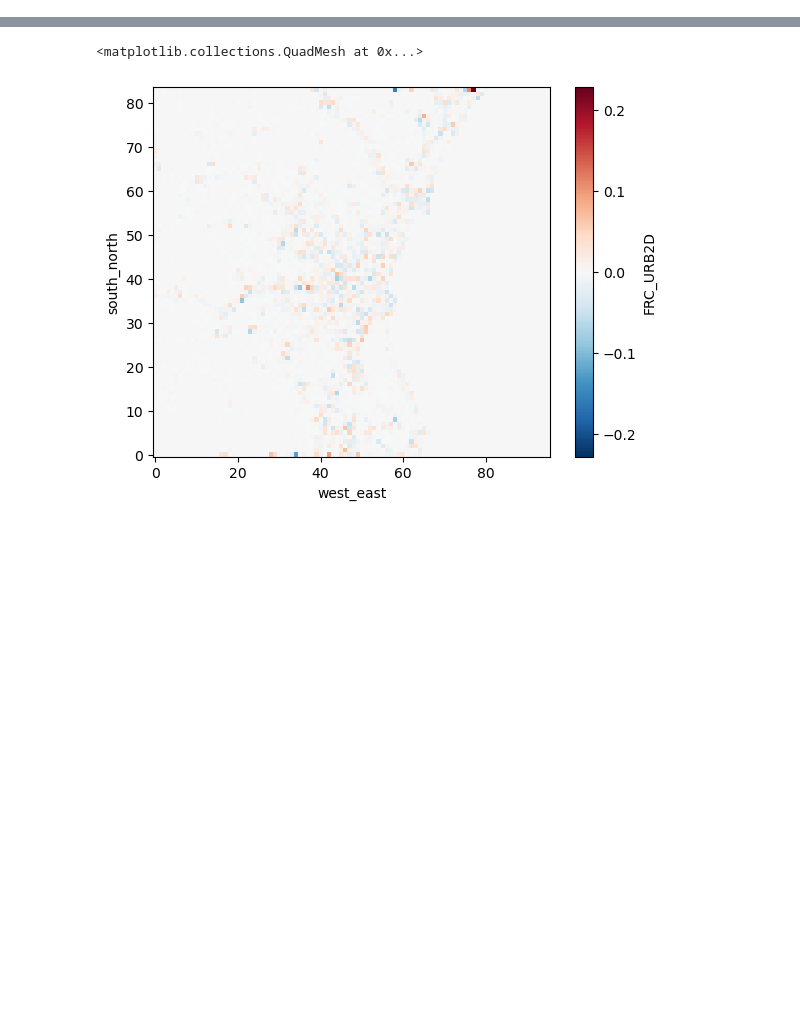
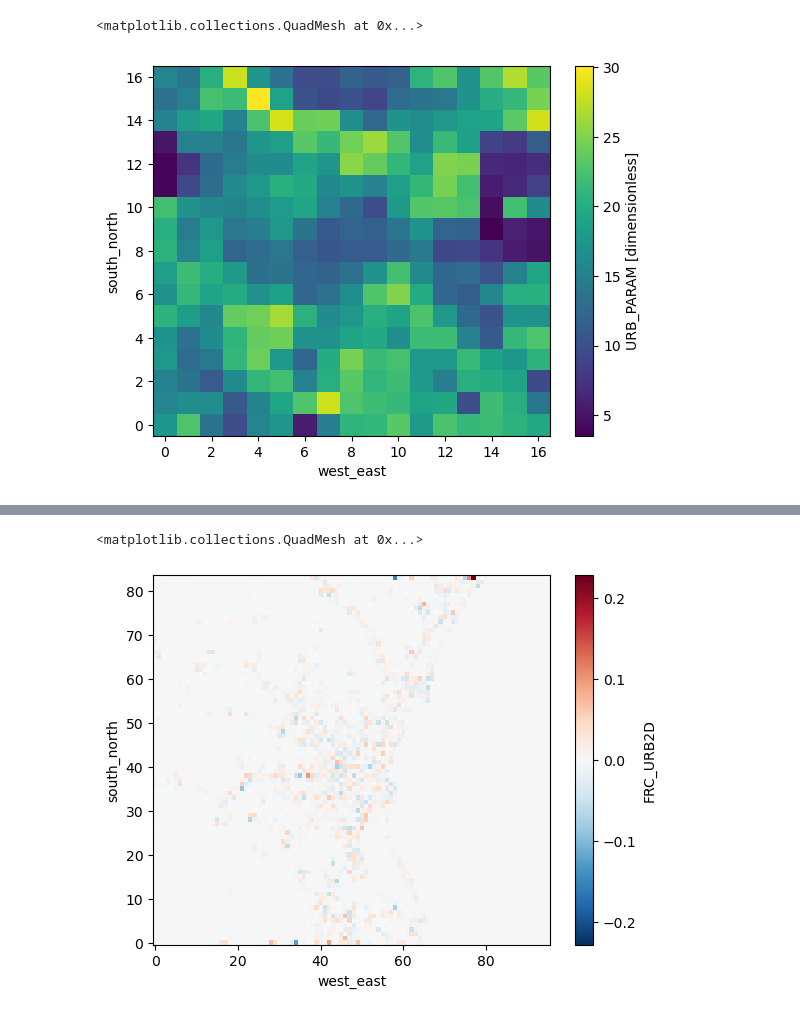
Before and after one commit to jacobogabeiraspenas/wrfup, a Jupyter notebook: 00test/Untitled.ipynb, the cells around one changed output, grey strips where cells are left out. Cells and saved outputs as stored; diff of their text form; code cells hidden in the pictures; blank space fills up the shorter version.

```diff
--- a/00test/Untitled.ipynb
+++ b/00test/Untitled.ipynb
@@ -9,0 +24,7 @@ ds['FRC_URB2D'].plot()
+# %%
+ds1 = xr.load_dataset('geo_em_test_madrid_URB_PARAM_FRC_URB2D.nc')
+# %%
+ds1['URB_PARAM'][0,93].plot()
+# %% [output]
+<matplotlib.collections.QuadMesh at 0x...>
+[figure, added]
```
Also changed, not shown: parts of 9 cells of this notebook, 11 other files.
